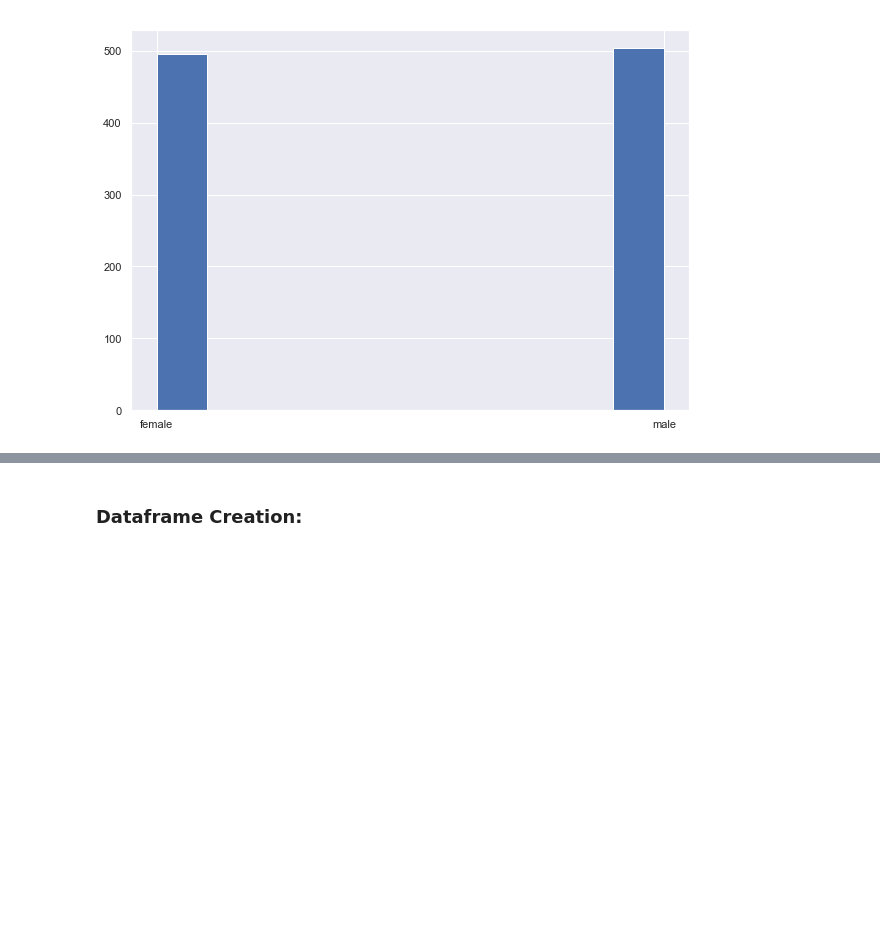
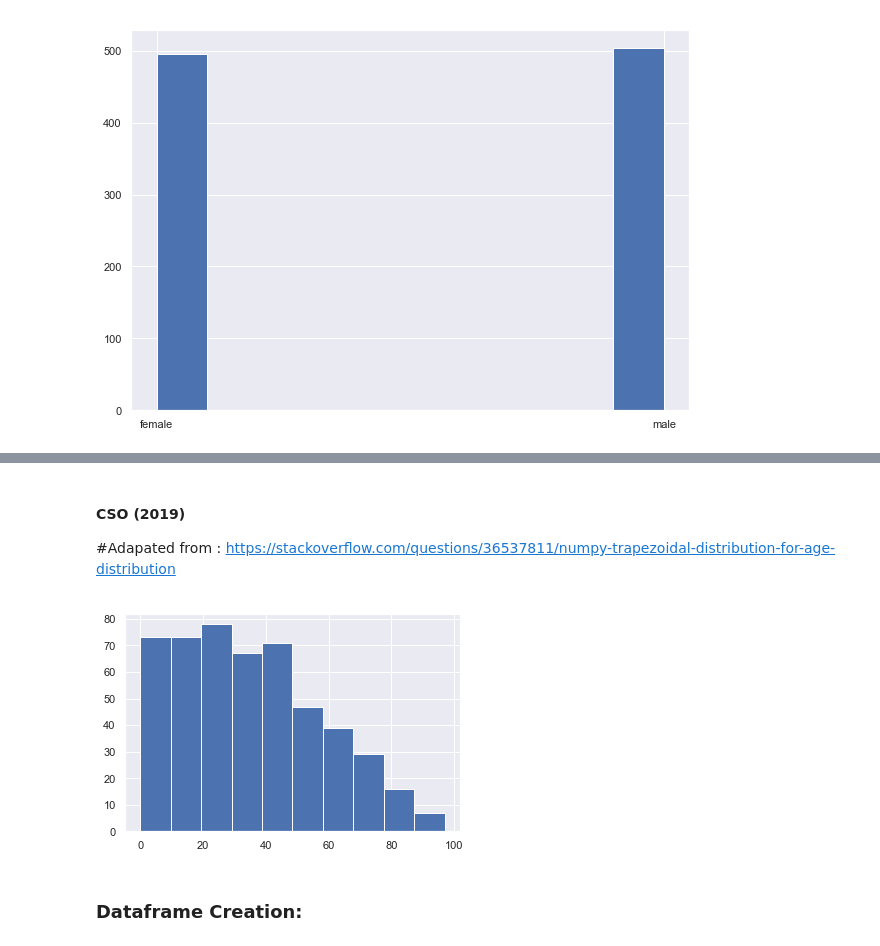
Before and after one commit to fionaoriordan/52465_19_project, a Jupyter notebook: 52465_19_project_dep1.ipynb, the cells around one changed output, grey strips where cells are left out. Cells and saved outputs as stored; diff of their text form; code cells hidden in the pictures; blank space fills up the shorter version.

```diff
--- a/52465_19_project_dep1.ipynb
+++ b/52465_19_project_dep1.ipynb
@@ -152,3 +135,19 @@ plt.hist(disabled)
+# %% [markdown]
+#### CSO (2019)
+
+#Adapated from : https://stackoverflow.com/questions/36537811/numpy-trapezoidal-distribution-for-age-distribution
+# %%
+
+under65 = np.random.uniform(low=0,high=50,size= 375)
+over65 = np.random.triangular(left=50,mode=50,right=100,size=125)
+
+allages = np.concatenate((under65,over65))
+
+
+p.hist(allages)
+p.show()
+# %% [output]
+[figure, added]
 # %% [markdown]
 ### Dataframe Creation:
 # %%
```
Also changed, not shown: parts of 9 cells of this notebook.
